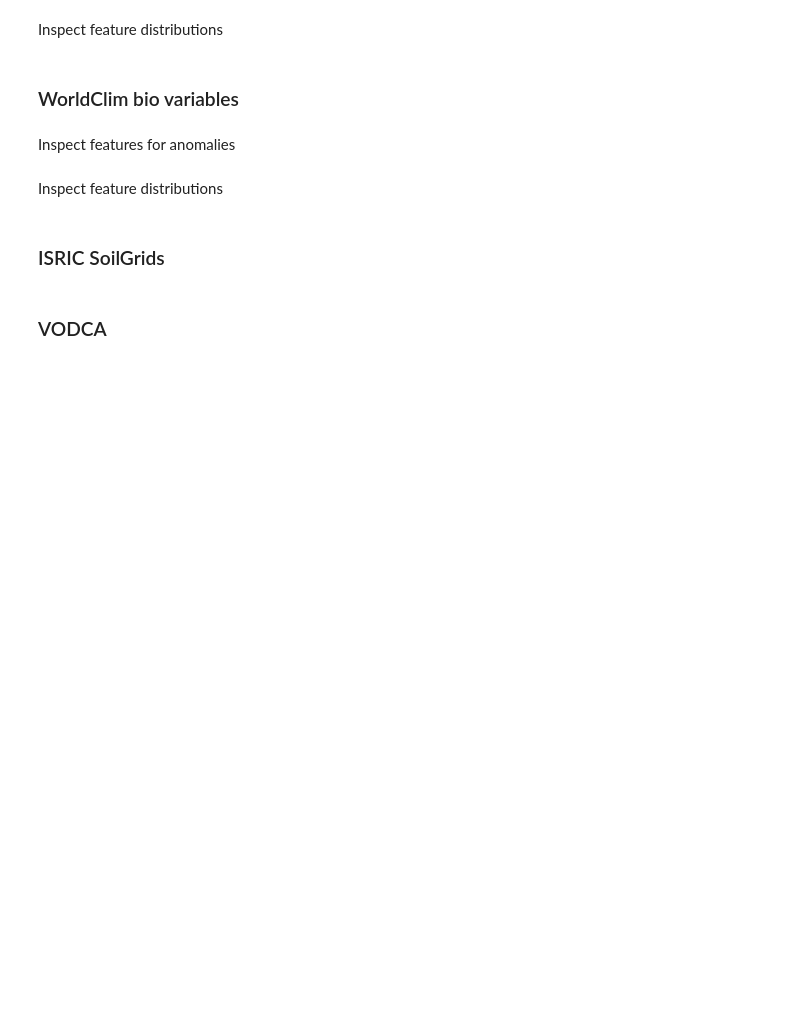
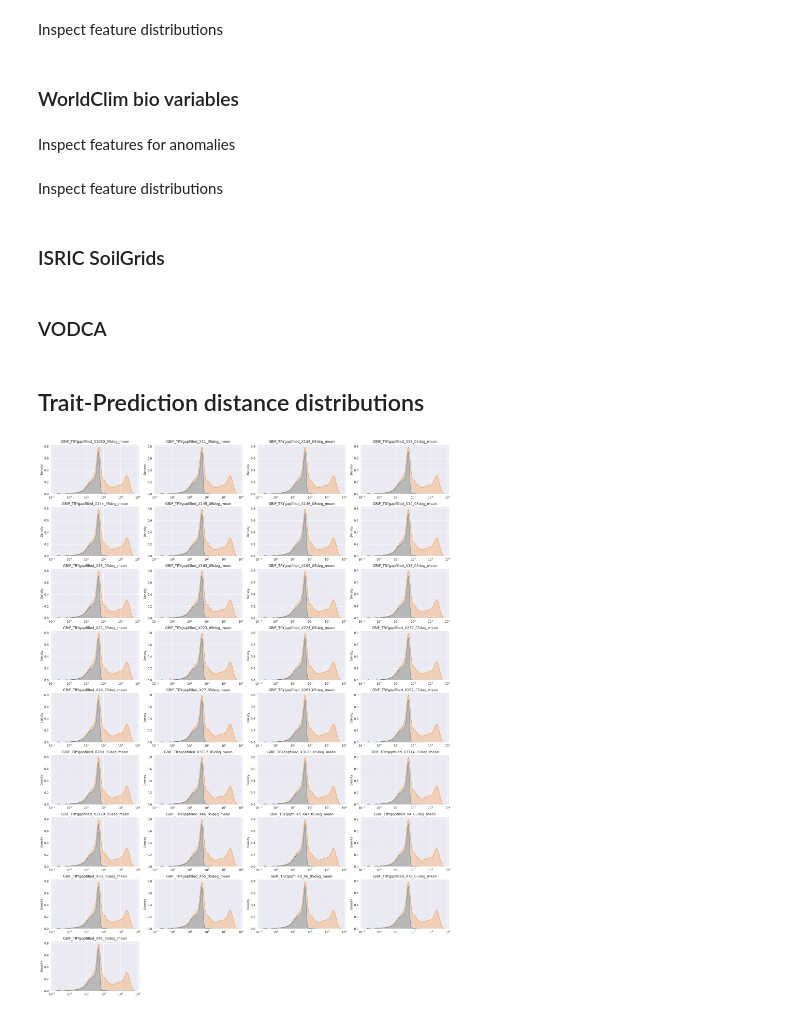
Before and after one commit to dluks/clim2traits, a Jupyter notebook: 2-DataExploration.ipynb, the cells around one changed output. Saved outputs shown, nothing was run; the diff lists cells and outputs as text; code cells hidden in the pictures; blank space fills up the shorter version.

Commit message:
plot spatial distributions

```diff
--- a/2-DataExploration.ipynb
+++ b/2-DataExploration.ipynb
@@ -7,10 +7,10 @@ os.environ['USE_PYGEOS'] = '0'
 import json
 
 import pandas as pd
-from utils.datasets import CollectionName, Dataset, GBIFBand
+from utils.datasets import CollectionName, DataCollection, Dataset, GBIFBand
 from utils.visualize import plot_distributions
 
 %load_ext autoreload
 %autoreload 2
 
-RES = 0.2
+RES = 0.5
@@ -70,15 +64,15 @@ splot_ln = Dataset(
 # Map trait IDs to trait names
 
 # Rename response variable values according to the trait id -> trait name mapping
-with open("./trait_id_to_trait_name.json", "r") as f:
+with open("./trait_mapping.json", "r") as f:
     mapping = json.load(f)
 
 # Replace each column in gbif.df and splot.df according to the pattern "TRYgapfilled_X{trait_id}_" with {trait_name}
-for trait_id, trait_name in mapping.items():
-    gbif.df = gbif.df.rename(columns={f"GBIF_TRYgapfilled_X{trait_id}_05deg_mean": f"GBIF_{trait_name}_05deg_mean"})
-    splot.df = splot.df.rename(columns={f"sPlot_TRYgapfilled_X{trait_id}_05deg_mean": f"sPlot_{trait_name}_05deg_mean"})
-    gbif_ln.df = gbif_ln.df.rename(columns={f"GBIF_TRYgapfilled_X{trait_id}_05deg_mean_ln": f"GBIF_{trait_name}_05deg_mean_ln"})
-    splot_ln.df = splot_ln.df.rename(columns={f"sPlot_TRYgapfilled_X{trait_id}_05deg_mean_ln": f"sPlot_{trait_name}_05deg_mean_ln"})
+for trait_id, trait_names in mapping.items():
+    gbif.df = gbif.df.rename(columns={f"GBIF_TRYgapfilled_X{trait_id}_05deg_mean": f"GBIF_{trait_names["short"]}_05deg_mean"})
+    splot.df = splot.df.rename(columns={f"sPlot_TRYgapfilled_X{trait_id}_05deg_mean": f"sPlot_{trait_names["short"]}_05deg_mean"})
+    gbif_ln.df = gbif_ln.df.rename(columns={f"GBIF_TRYgapfilled_X{trait_id}_05deg_mean_ln": f"GBIF_{trait_names["short"]}_05deg_mean_ln"})
+    splot_ln.df = splot_ln.df.rename(columns={f"sPlot_TRYgapfilled_X{trait_id}_05deg_mean_ln": f"sPlot_{trait_names["short"]}_05deg_mean_ln"})
 # %% [markdown]
 ### GBIF trait distributions
 # %%
@@ -145,3 +139,17 @@ vodca = Dataset(
 vodca.plot_rasters()
 # %%
 vodca.plot_distributions(pdf=True)
+# %% [markdown]
+## Trait-Prediction distance distributions
+# %%
+from utils.datasets import DataCollection
+
+
+predictions = DataCollection([wc, modis, soil, vodca])
+# %%
+from utils.visualize import plot_spatial_distribution
+
+
+plot_spatial_distribution(gbif.df, predictions.df)
+# %% [output]
+[figure, added]
```
Also changed, not shown: parts of 2 cells of this notebook, 1 other file.
